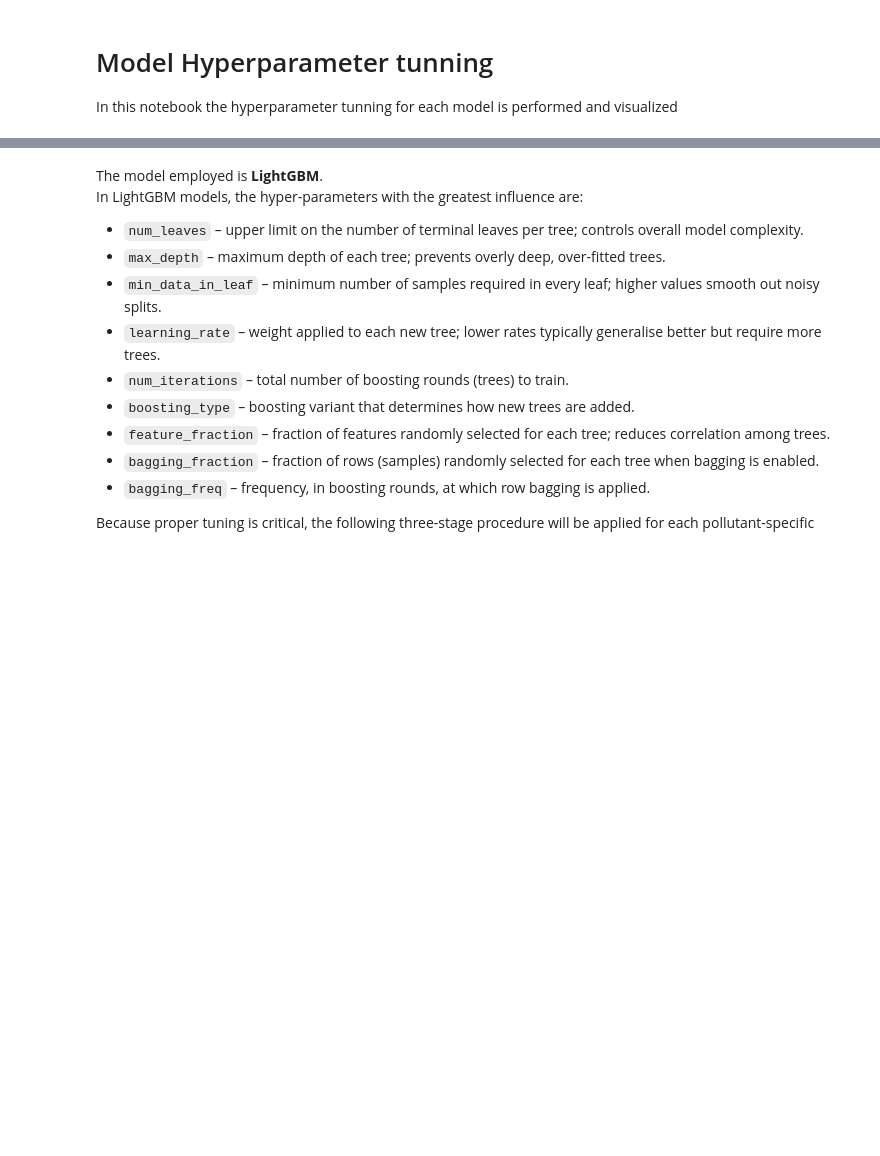
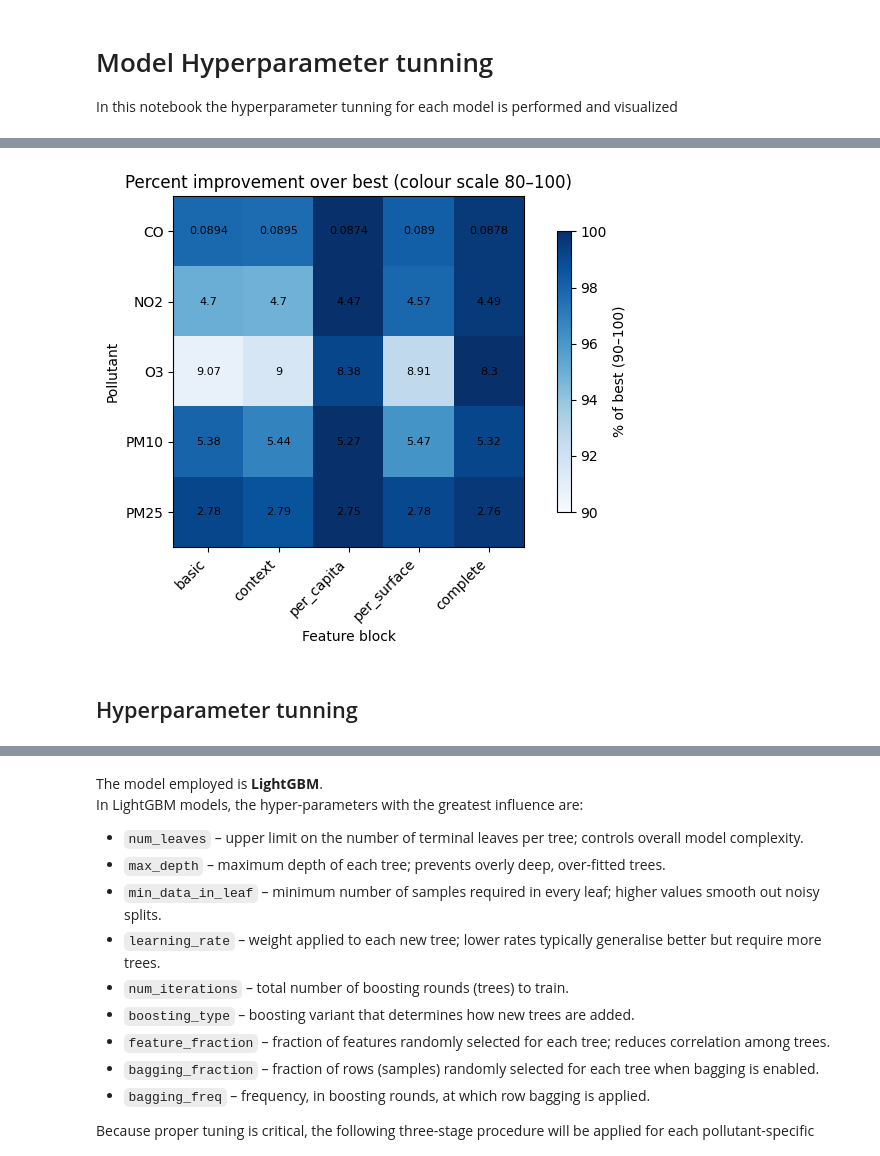
Before and after one commit to DaniBedmar/TFM-Air-Quality-Forecasting, a Jupyter notebook: Scripts/Model_hyperparameter_tunning.ipynb, the cells around one changed output, grey strips where cells are left out. Saved outputs shown, nothing was run; the diff lists cells and outputs as text; code cells hidden in the pictures; blank space fills up the shorter version.

```diff
--- a/Scripts/Model_hyperparameter_tunning.ipynb
+++ b/Scripts/Model_hyperparameter_tunning.ipynb
@@ -15,0 +129,61 @@ datasets = ['dataset_Ni.parquet','dataset_PM10.parquet','dataset_PM25.parquet']
+# %%
+output_path = os.path.join('..','Models','Results','1st_stage2.csv')
+feature_selections = pl.read_csv(output_path)
+# %%
+import polars as pl
+import numpy as np
+import matplotlib.pyplot as plt
+import matplotlib.colors as mcolors
+
+scored = (
+    feature_selections.with_columns(
+        (100 * (1 - (pl.col("best_rmse") - pl.col("best_rmse").min().over("pollutant"))
+                         / pl.col("best_rmse").min().over("pollutant")))
+        .alias("score")
+    )
+)
+
+heat = (
+    scored.pivot(values="score", index="pollutant", columns="block").sort("pollutant")
+)
+
+matrix = heat.drop("pollutant").to_numpy()
+
+vmin, vmax = 90, 100
+cmap = plt.get_cmap("Blues").copy()
+cmap.set_under("lightgrey")
+norm = mcolors.Normalize(vmin=vmin, vmax=vmax)
+
+fig, ax = plt.subplots(figsize=(matrix.shape[1]*1.4,
+                                matrix.shape[0]*0.6 + 2))
+im = ax.imshow(matrix, cmap=cmap, norm=norm)
+
+ax.set_xticks(np.arange(matrix.shape[1]),
+              labels=heat.columns[1:], rotation=45, ha="right")
+ax.set_yticks(np.arange(matrix.shape[0]),
+              labels=heat["pollutant"])
+ax.set_xlabel("Feature block")
+ax.set_ylabel("Pollutant")
+ax.set_title("Percent improvement over best (colour scale 80–100)")
+
+for i, pollutant in enumerate(heat["pollutant"]):
+    for j, block in enumerate(heat.columns[1:]):
+        rmse = (
+            feature_selections
+            .filter((pl.col("pollutant") == pollutant) &
+                    (pl.col("block") == block))
+            .select("best_rmse")
+            .item()
+        )
+        ax.text(j, i, f"{rmse:.3g}", ha="center", va="center",
+                color="black", fontsize=8)
+
+fig.colorbar(im, ax=ax, shrink=0.8, label="% of best (90–100)")
+plt.tight_layout()
+output_path = os.path.join('..','Figures','Model_feature_selec.png')
+plt.savefig(output_path)
+plt.show()
+# %% [output]
+[figure, added]
+# %% [markdown]
+## Hyperparameter tunning
```
Also changed, not shown: parts of 8 cells of this notebook, 8 other files.
